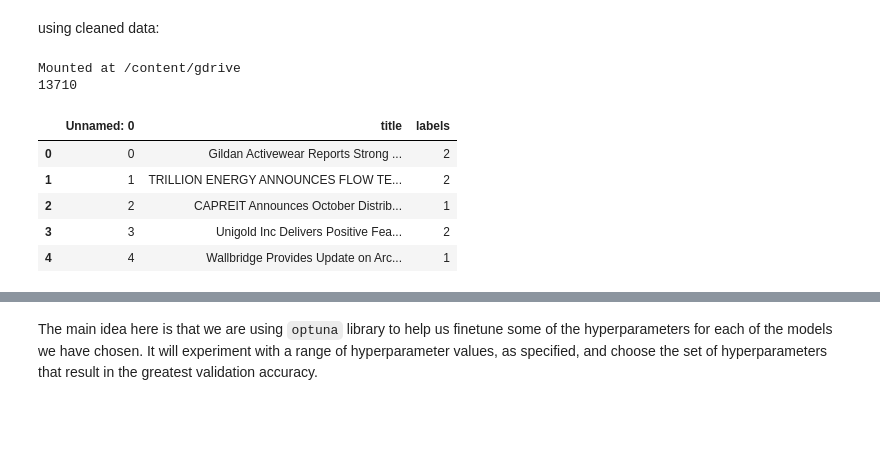
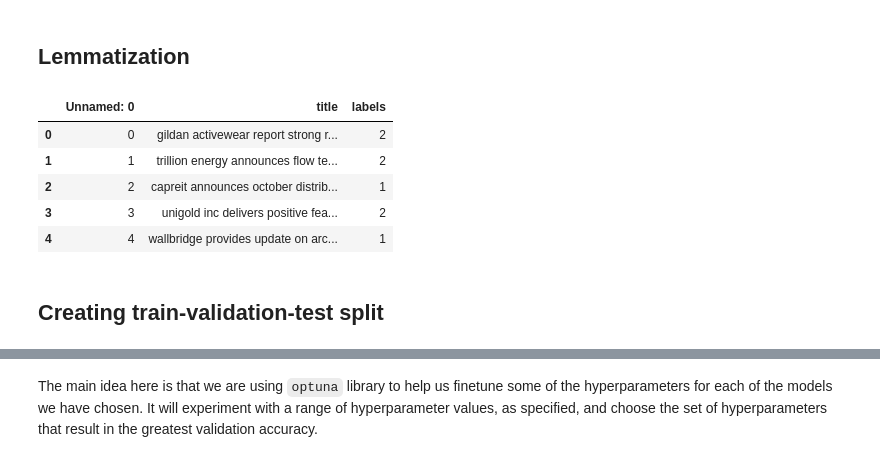
Before and after one commit to ChavChavC/BT4222, a Jupyter notebook: Simple_ML_Models.ipynb, the cells around one changed output, grey strips where cells are left out. Cells and saved outputs as stored; diff of their text form; code cells hidden in the pictures; blank space fills up the shorter version.

```diff
--- a/Simple_ML_Models.ipynb
+++ b/Simple_ML_Models.ipynb
@@ -35,0 +22,8 @@ len(train_data)
+# %%
+import pandas as pd
+
+data = pd.read_csv("/content/gdrive/My Drive/BT4222/new_data.csv")
+data = data[~data["title"].isnull()]
+
+print(len(data))
+data.head()
@@ -35,0 +38,2 @@ len(train_data)
+# %% [markdown]
+## Lemmatization
@@ -36,3 +46,31 @@ len(train_data)
+# %%
+lemmatizer = WordNetLemmatizer()
+
+def lemmatize_sentence(text):
+    # Tokenize the sentence into words
+    words = word_tokenize(text)
+    lemmatized_words = [lemmatizer.lemmatize(word.lower()) for word in words]
+    lemmatized_sentence = ' '.join(lemmatized_words)
+    return lemmatized_sentence
+
+def lemmatize_dataset(sentences):
+    lemmatized = []
+    for sentence in sentences:
+        lemmatized.append(lemmatize_sentence(sentence))
+    return lemmatized
+
+data["title"] = pd.Series(lemmatize_dataset(data["title"]))
+
+data.head()
+# %% [output]
+|  | Unnamed: 0 | title | labels |
+| 0 | 0 | gildan activewear report strong r... | 2 |
+| 1 | 1 | trillion energy announces flow te... | 2 |
+| 2 | 2 | capreit announces october distrib... | 1 |
+| 3 | 3 | unigold inc delivers positive fea... | 2 |
+| 4 | 4 | wallbridge provides update on arc... | 1 |
+# %% [markdown]
+## Creating train-validation-test split
 # %%
 from sklearn.model_selection import train_test_split
 
@@ -40,19 +83,0 @@ X_train, X_val, y_train, y_val = train_test_split(train_data["summary_detail_wit
-# %% [markdown]
-using cleaned data:
-# %%
-from google.colab import drive
-drive.mount('/content/gdrive')
-
-data = pd.read_csv("/content/gdrive/My Drive/BT4222/data.csv")
-
-print(len(data))
-data.head()
-# %% [output]
-Mounted at /content/gdrive
-13710
-|  | Unnamed: 0 | title | labels |
-| 0 | 0 | Gildan Activewear Reports Strong ... | 2 |
-| 1 | 1 | TRILLION ENERGY ANNOUNCES FLOW TE... | 2 |
-| 2 | 2 | CAPREIT Announces October Distrib... | 1 |
-| 3 | 3 | Unigold Inc Delivers Positive Fea... | 2 |
-| 4 | 4 | Wallbridge Provides Update on Arc... | 1 |
```
Also changed, not shown: parts of 130 cells of this notebook.
